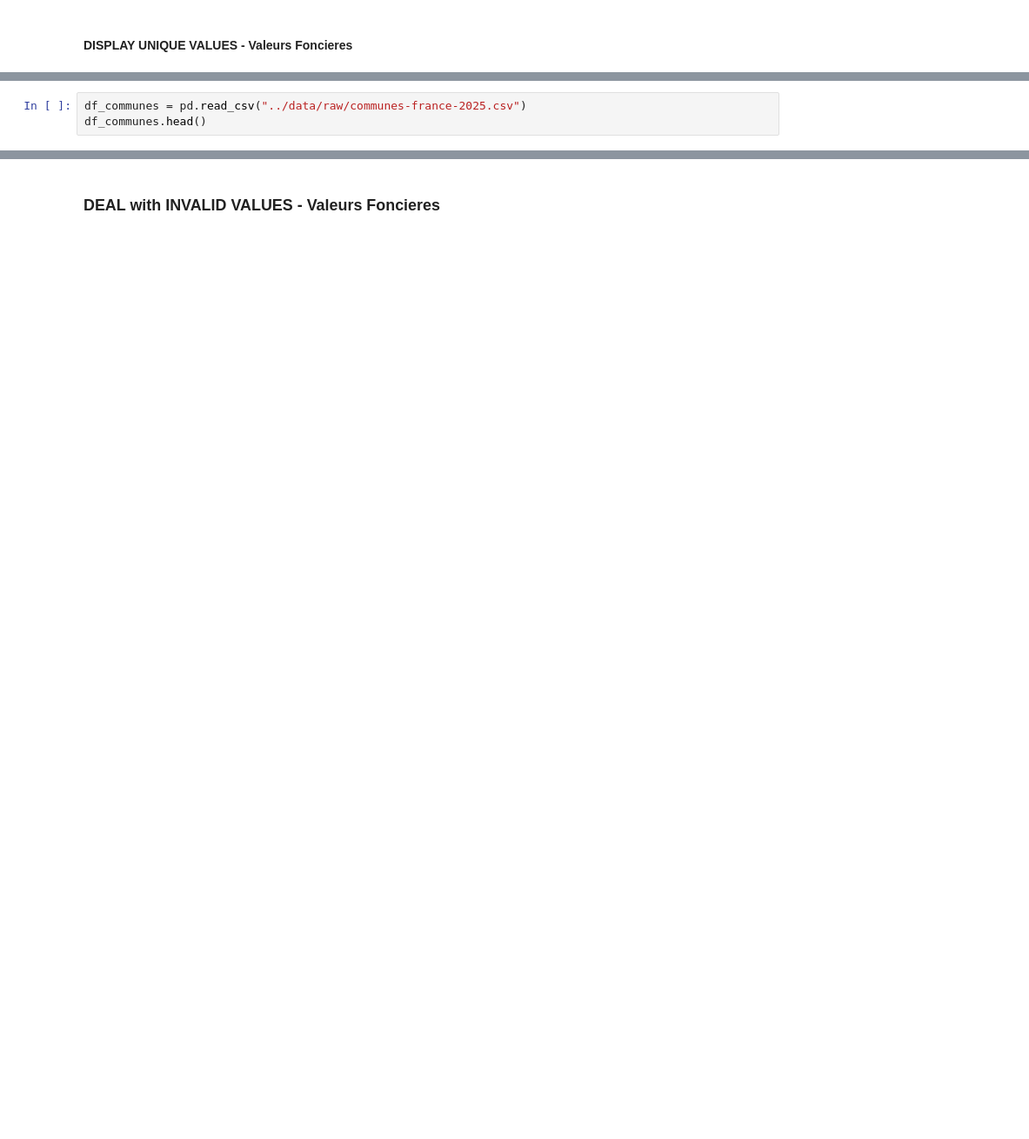
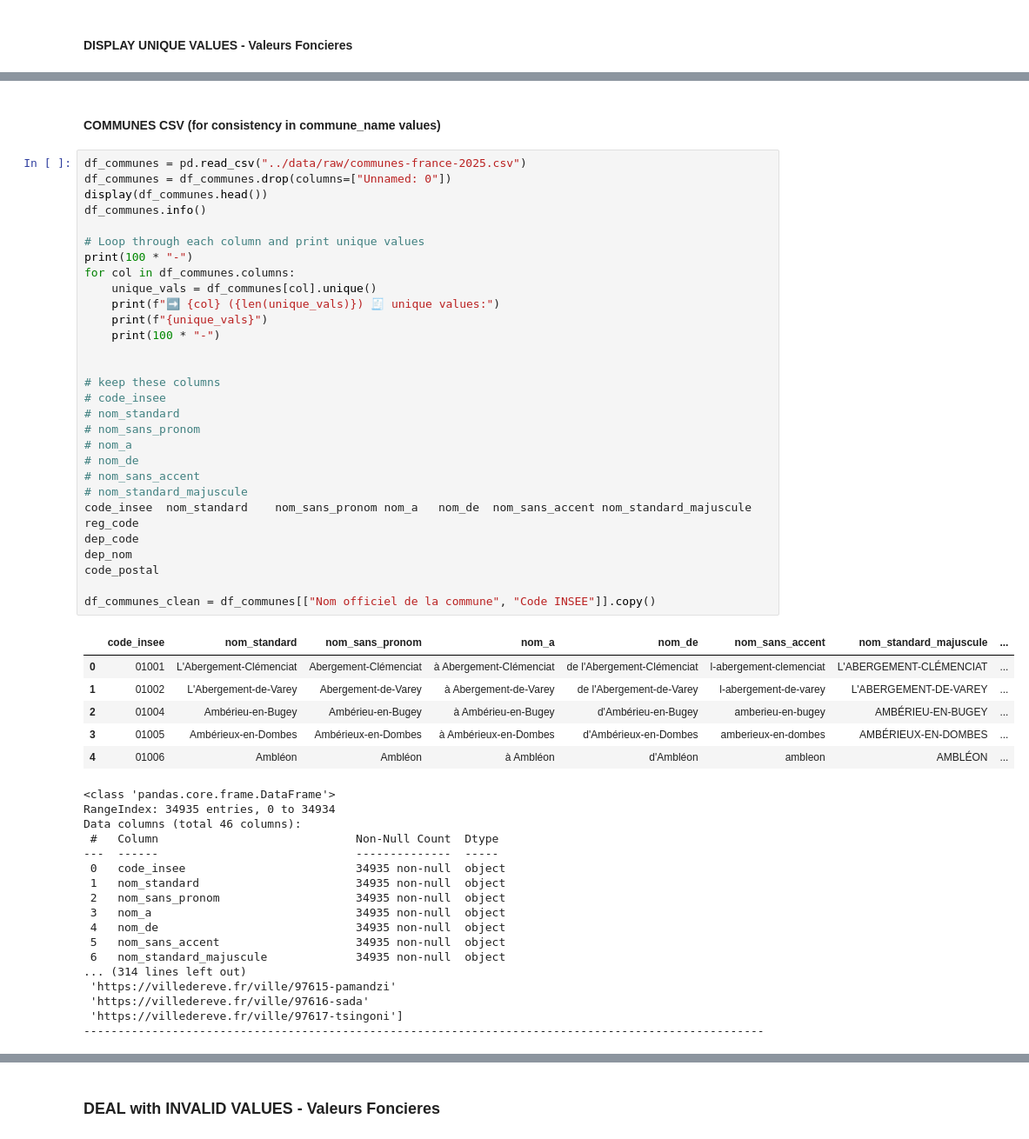
Before and after one commit to samia-boubaya/rncp-project, a Jupyter notebook: notebooks/ValeursFoncieres_cleaning.ipynb, the cells around one changed output, grey strips where cells are left out. Shown at 87% size. Saved outputs shown, nothing was run; the diff lists cells and outputs as text; blank space fills up the shorter version.

```diff
--- a/notebooks/ValeursFoncieres_cleaning.ipynb
+++ b/notebooks/ValeursFoncieres_cleaning.ipynb
@@ -526,3 +627,56 @@ for col in df.columns:
+# %% [markdown]
+#### COMMUNES CSV (for consistency in commune_name values)
 # %%
 df_communes = pd.read_csv("../data/raw/communes-france-2025.csv")
-df_communes.head()
+df_communes = df_communes.drop(columns=["Unnamed: 0"])
+display(df_communes.head())
+df_communes.info()
+
+# Loop through each column and print unique values
+print(100 * "-")
+for col in df_communes.columns:
+    unique_vals = df_communes[col].unique()
+    print(f"➡️ {col} ({len(unique_vals)}) 🧾 unique values:")
+    print(f"{unique_vals}")
+    print(100 * "-")
+
+
+# keep these columns
+# code_insee
+# nom_standard
+# nom_sans_pronom
+# nom_a
+# nom_de
+# nom_sans_accent
+# nom_standard_majuscule
+code_insee	nom_standard	nom_sans_pronom	nom_a	nom_de	nom_sans_accent	nom_standard_majuscule
+reg_code
+dep_code
+dep_nom
+code_postal
+
+df_communes_clean = df_communes[["Nom officiel de la commune", "Code INSEE"]].copy()
+# %% [output]
+|  | code_insee | nom_standard | nom_sans_pronom | nom_a | nom_de | nom_sans_accent | nom_standard_majuscule | ... |
+| 0 | 01001 | L'Abergement-Clémenciat | Abergement-Clémenciat | à Abergement-Clémenciat | de l'Abergement-Clémenciat | l-abergement-clemenciat | L'ABERGEMENT-CLÉMENCIAT | ... |
+| 1 | 01002 | L'Abergement-de-Varey | Abergement-de-Varey | à Abergement-de-Varey | de l'Abergement-de-Varey | l-abergement-de-varey | L'ABERGEMENT-DE-VAREY | ... |
+| 2 | 01004 | Ambérieu-en-Bugey | Ambérieu-en-Bugey | à Ambérieu-en-Bugey | d'Ambérieu-en-Bugey | amberieu-en-bugey | AMBÉRIEU-EN-BUGEY | ... |
+| 3 | 01005 | Ambérieux-en-Dombes | Ambérieux-en-Dombes | à Ambérieux-en-Dombes | d'Ambérieux-en-Dombes | amberieux-en-dombes | AMBÉRIEUX-EN-DOMBES | ... |
+| 4 | 01006 | Ambléon | Ambléon | à Ambléon | d'Ambléon | ambleon | AMBLÉON | ... |
+<class 'pandas.core.frame.DataFrame'>
+RangeIndex: 34935 entries, 0 to 34934
+Data columns (total 46 columns):
+ #   Column                             Non-Null Count  Dtype
+---  ------                             --------------  -----
+ 0   code_insee                         34935 non-null  object
+ 1   nom_standard                       34935 non-null  object
+ 2   nom_sans_pronom                    34935 non-null  object
+ 3   nom_a                              34935 non-null  object
+ 4   nom_de                             34935 non-null  object
+ 5   nom_sans_accent                    34935 non-null  object
+ 6   nom_standard_majuscule             34935 non-null  object
+... (314 lines left out)
+ 'https://villedereve.fr/ville/97615-pamandzi'
+ 'https://villedereve.fr/ville/97616-sada'
+ 'https://villedereve.fr/ville/97617-tsingoni']
+----------------------------------------------------------------------------------------------------
```
Also changed, not shown: parts of 24 cells of this notebook.
